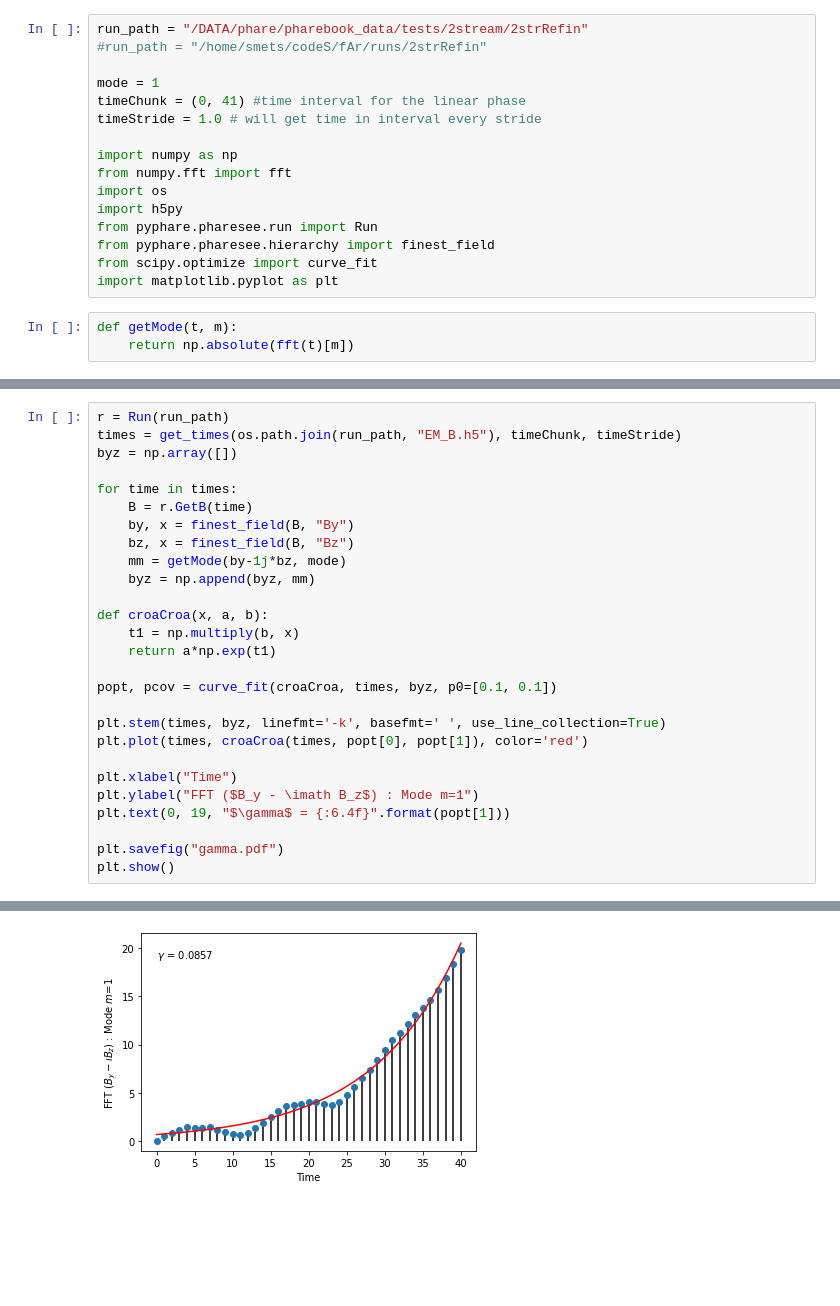
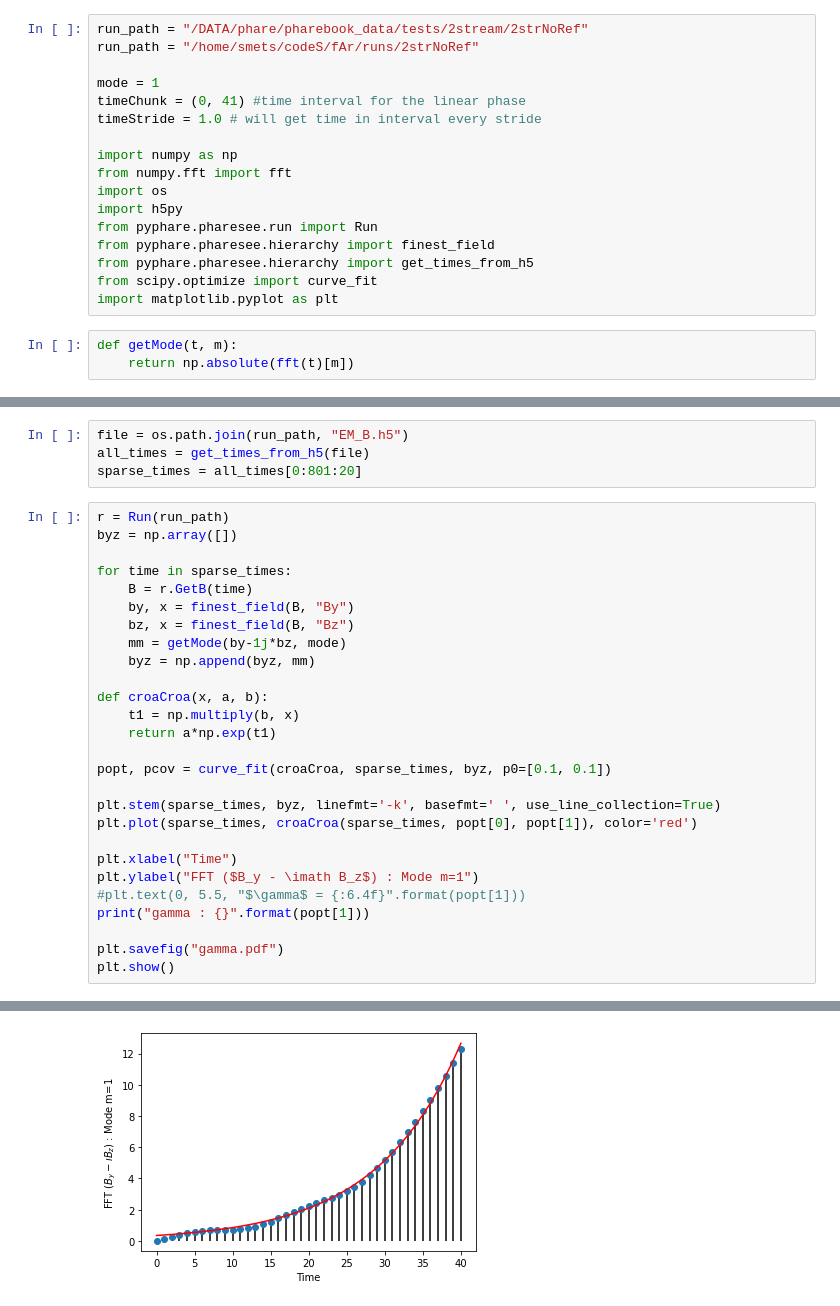
Before and after one commit to rochSmets/farBook, a Jupyter notebook: 2streamNoRef.ipynb, the cells around one changed output, grey strips where cells are left out. Saved outputs shown, nothing was run; the diff lists cells and outputs as text; blank space fills up the shorter version.

```diff
--- a/2streamNoRef.ipynb
+++ b/2streamNoRef.ipynb
@@ -1,6 +1,6 @@
 # %%
-run_path = "/DATA/phare/pharebook_data/tests/2stream/2strRefin"
-#run_path = "/home/smets/codeS/fAr/runs/2strRefin"
+run_path = "/DATA/phare/pharebook_data/tests/2stream/2strNoRef"
+run_path = "/home/smets/codeS/fAr/runs/2strNoRef"
 
 mode = 1
 timeChunk = (0, 41) #time interval for the linear phase
@@ -12,6 +12,7 @@ import os
 import h5py
 from pyphare.pharesee.run import Run
 from pyphare.pharesee.hierarchy import finest_field
+from pyphare.pharesee.hierarchy import get_times_from_h5
 from scipy.optimize import curve_fit
 import matplotlib.pyplot as plt
 # %%
@@ -38,9 +21,12 @@ def get_times(path, chunk=None, stride=None):
+# %%
+file = os.path.join(run_path, "EM_B.h5")
+all_times = get_times_from_h5(file)
+sparse_times = all_times[0:801:20]
 # %%
 r = Run(run_path)
-times = get_times(os.path.join(run_path, "EM_B.h5"), timeChunk, timeStride)
 byz = np.array([])
 
-for time in times:
+for time in sparse_times:
     B = r.GetB(time)
     by, x = finest_field(B, "By")
     bz, x = finest_field(B, "Bz")
@@ -51,14 +37,15 @@ def croaCroa(x, a, b):
     t1 = np.multiply(b, x)
     return a*np.exp(t1)
 
-popt, pcov = curve_fit(croaCroa, times, byz, p0=[0.1, 0.1])
+popt, pcov = curve_fit(croaCroa, sparse_times, byz, p0=[0.1, 0.1])
 
-plt.stem(times, byz, linefmt='-k', basefmt=' ', use_line_collection=True)
-plt.plot(times, croaCroa(times, popt[0], popt[1]), color='red')
+plt.stem(sparse_times, byz, linefmt='-k', basefmt=' ', use_line_collection=True)
+plt.plot(sparse_times, croaCroa(sparse_times, popt[0], popt[1]), color='red')
 
 plt.xlabel("Time")
 plt.ylabel("FFT ($B_y - \imath B_z$) : Mode m=1")
-plt.text(0, 19, "$\gamma$ = {:6.4f}".format(popt[1]))
+#plt.text(0, 5.5, "$\gamma$ = {:6.4f}".format(popt[1]))
+print("gamma : {}".format(popt[1]))
 
 plt.savefig("gamma.pdf")
 plt.show()
@@ -66 +54 @@ plt.show()
-[figure, old version]
+[figure, new version]
```
Also changed, not shown: parts of 6 cells of this notebook, 2 other files.
